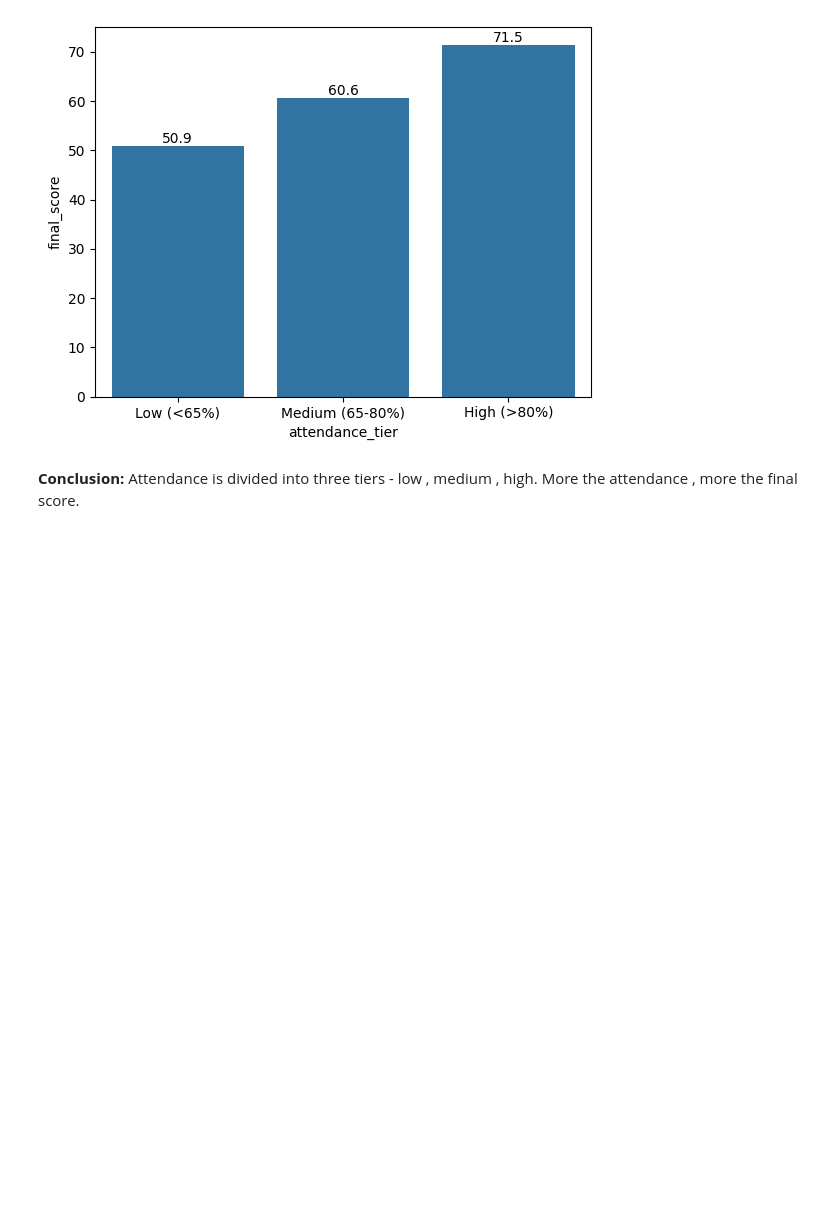
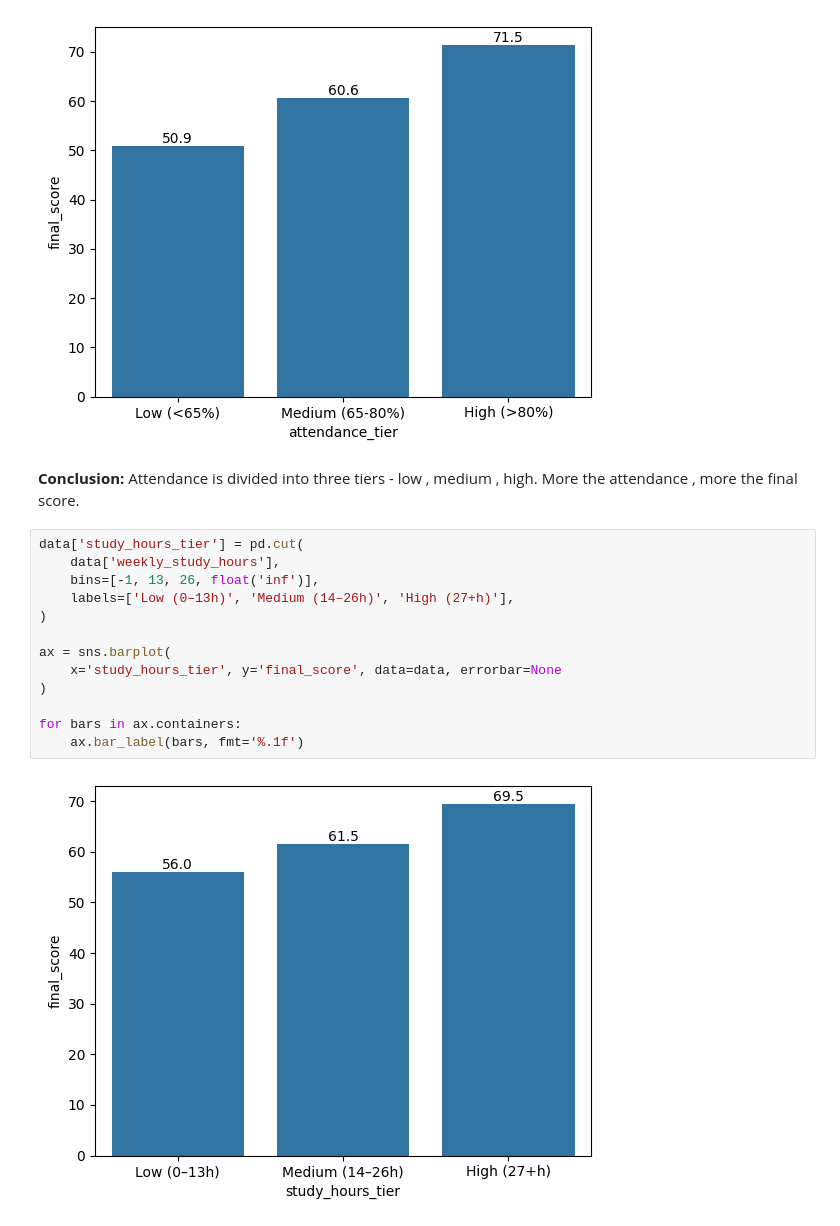
Before and after one commit to T1050/student-performance-predictor, a Jupyter notebook: student-performance-predictor.ipynb, the cells around one changed output. Drawn from its saved outputs; the diff is of its cells as text; blank space fills up the shorter version.

```diff
--- a/student-performance-predictor.ipynb
+++ b/student-performance-predictor.ipynb
@@ -294,3 +294,18 @@ for bars in ax.containers:
 [figure]
 # %% [markdown]
 **Conclusion:** Attendance is divided into three tiers - low , medium , high. More the attendance , more the final score.
+# %%
+data['study_hours_tier'] = pd.cut(
+    data['weekly_study_hours'],
+    bins=[-1, 13, 26, float('inf')],
+    labels=['Low (0–13h)', 'Medium (14–26h)', 'High (27+h)'],
+)
+
+ax = sns.barplot(
+    x='study_hours_tier', y='final_score', data=data, errorbar=None
+)
+
+for bars in ax.containers:
+    ax.bar_label(bars, fmt='%.1f')
+# %% [output]
+[figure, added]
```
Also changed, not shown: parts of 3 cells of this notebook.
